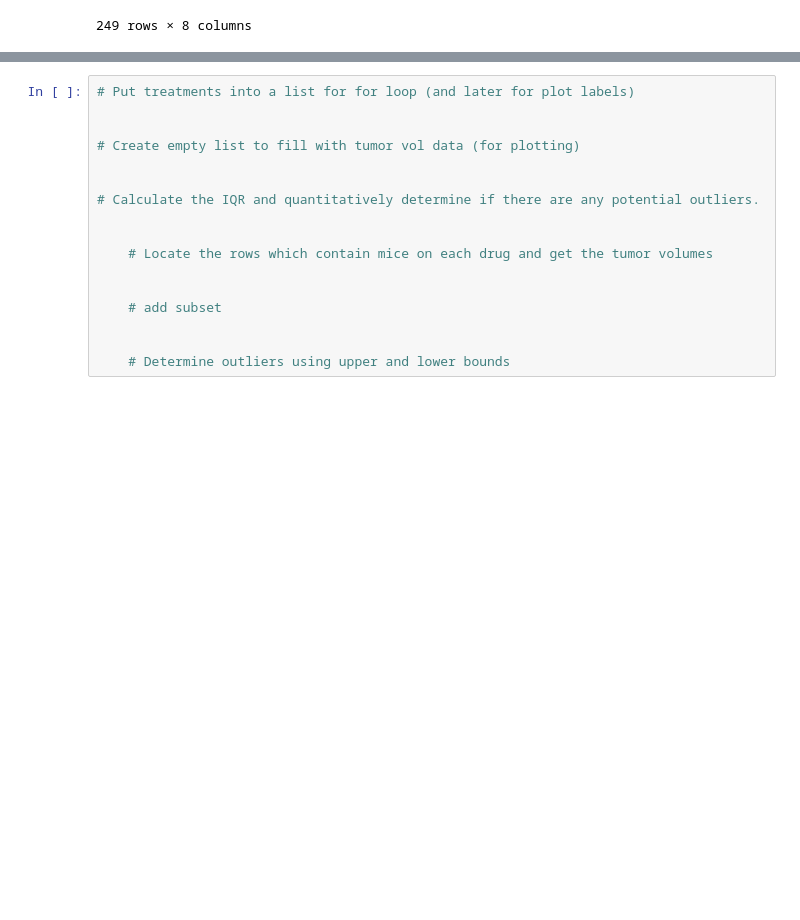
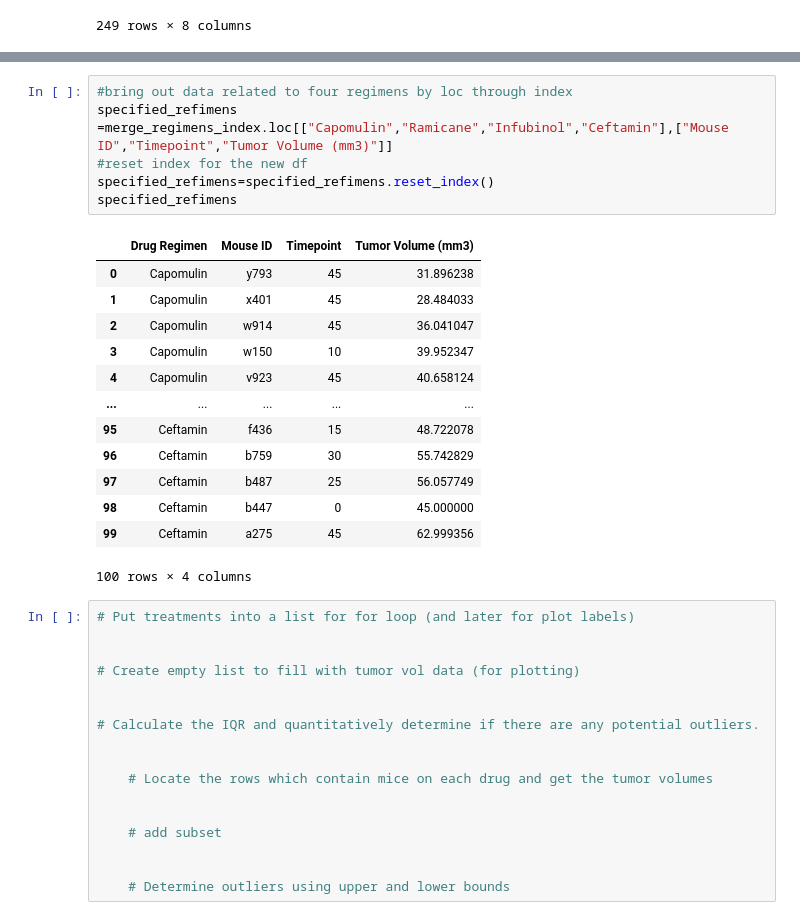
Before and after one commit to RZHANG2021/Matplotlib, a Jupyter notebook: pymaceuticals_starter.ipynb, the cells around one changed output, grey strips where cells are left out. Saved outputs shown, nothing was run; the diff lists cells and outputs as text; blank space fills up the shorter version.

```diff
--- a/pymaceuticals_starter.ipynb
+++ b/pymaceuticals_starter.ipynb
@@ -360,3 +366,23 @@ SyntaxError: invalid syntax (<ipython-input-24-b066a3faaa77>, line 2)
+# %%
+#bring out data related to four regimens by loc through index
+specified_refimens =merge_regimens_index.loc[["Capomulin","Ramicane","Infubinol","Ceftamin"],["Mouse ID","Timepoint","Tumor Volume (mm3)"]]
+#reset index for the new df
+specified_refimens=specified_refimens.reset_index()
+specified_refimens
+# %% [output]
+|  | Drug Regimen | Mouse ID | Timepoint | Tumor Volume (mm3) |
+| 0 | Capomulin | y793 | 45 | 31.896238 |
+| 1 | Capomulin | x401 | 45 | 28.484033 |
+| 2 | Capomulin | w914 | 45 | 36.041047 |
+| 3 | Capomulin | w150 | 10 | 39.952347 |
+| 4 | Capomulin | v923 | 45 | 40.658124 |
+| ... | ... | ... | ... | ... |
+| 95 | Ceftamin | f436 | 15 | 48.722078 |
+| 96 | Ceftamin | b759 | 30 | 55.742829 |
+| 97 | Ceftamin | b487 | 25 | 56.057749 |
+| 98 | Ceftamin | b447 | 0 | 45.000000 |
+| 99 | Ceftamin | a275 | 45 | 62.999356 |
+100 rows × 4 columns
 # %%
 # Put treatments into a list for for loop (and later for plot labels)
 
```
Also changed, not shown: parts of 10 cells of this notebook.
